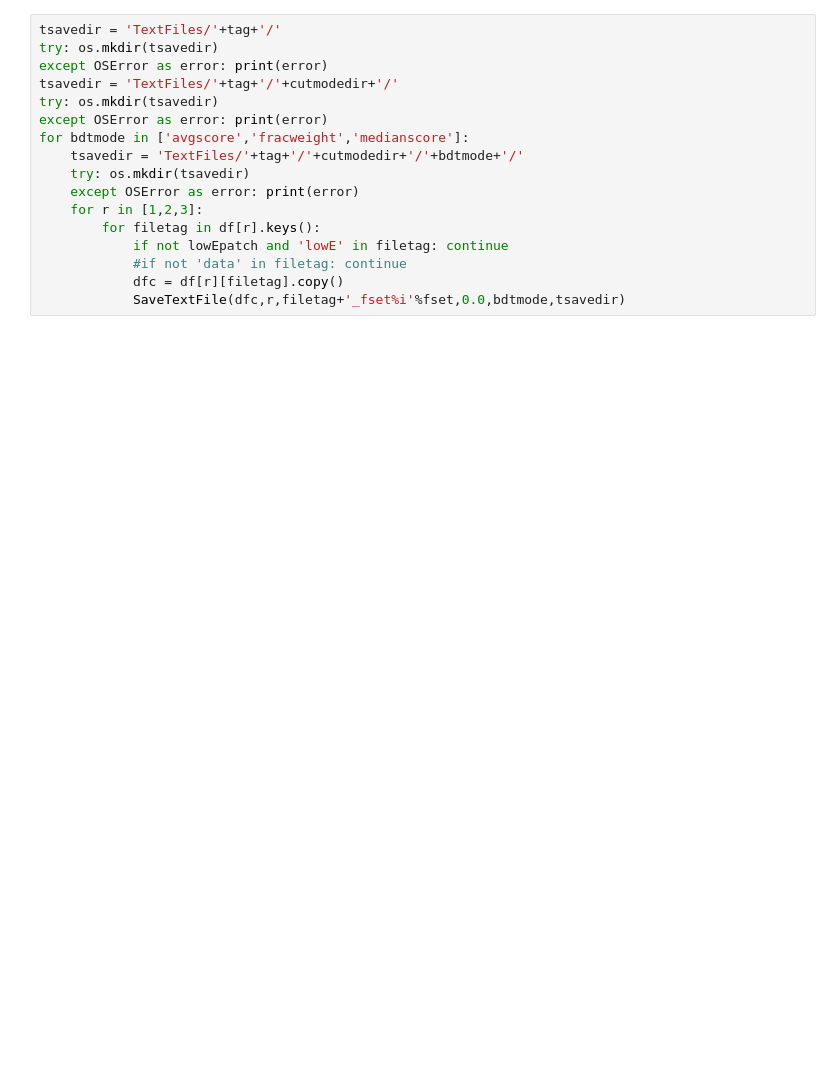
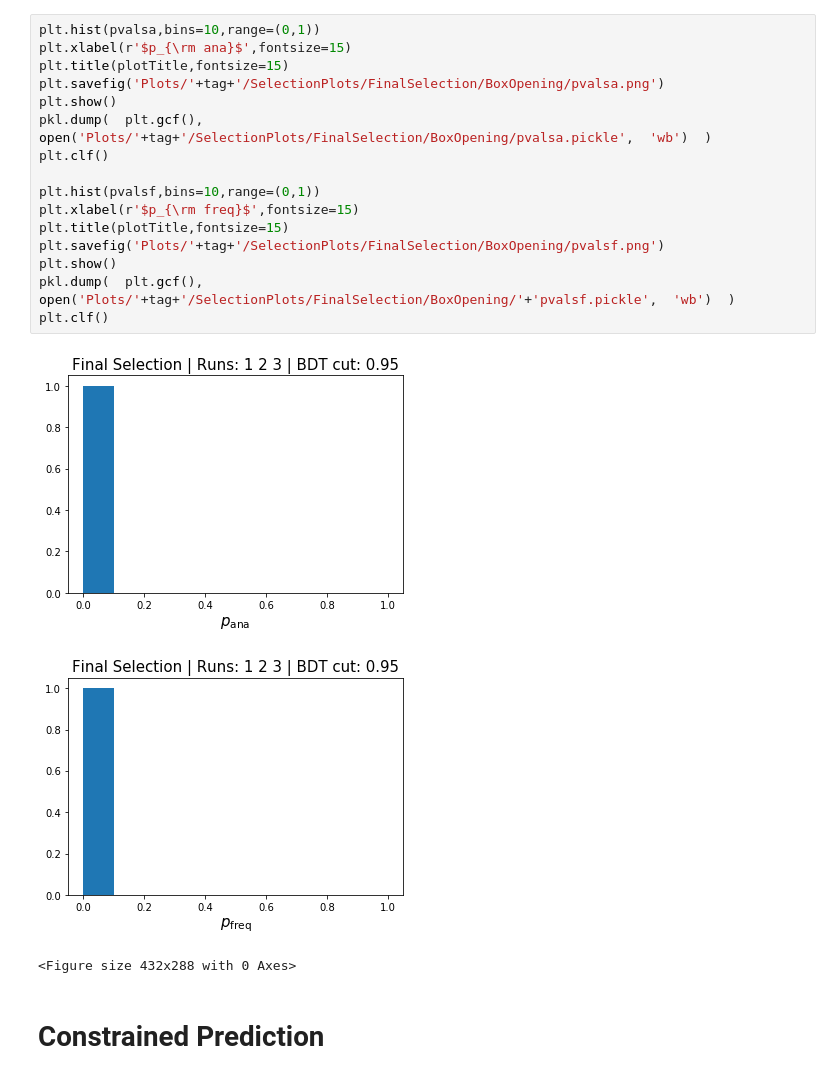
Before and after one commit to LArbys/1L1PSelection, a Jupyter notebook: 1e1pBDT/StackedPlotMakerSignalRegion.ipynb, the cells around one changed output. Cells and saved outputs as stored; diff of their text form; blank space fills up the shorter version.

Commit message:
Post-Box Opening

```diff
--- a/1e1pBDT/StackedPlotMakerSignalRegion.ipynb
+++ b/1e1pBDT/StackedPlotMakerSignalRegion.ipynb
@@ -1125,17 +928,22 @@ Data: [7. 3. 4. 5. 0. 0. 0. 0. 0. 0.]
-# %%
-tsavedir = 'TextFiles/'+tag+'/'
-try: os.mkdir(tsavedir)
-except OSError as error: print(error)
-tsavedir = 'TextFiles/'+tag+'/'+cutmodedir+'/'
-try: os.mkdir(tsavedir)
-except OSError as error: print(error)
-for bdtmode in ['avgscore','fracweight','medianscore']:
-    tsavedir = 'TextFiles/'+tag+'/'+cutmodedir+'/'+bdtmode+'/'
-    try: os.mkdir(tsavedir)
-    except OSError as error: print(error)
-    for r in [1,2,3]:
-        for filetag in df[r].keys():
-            if not lowEpatch and 'lowE' in filetag: continue
-            #if not 'data' in filetag: continue
-            dfc = df[r][filetag].copy()
-            SaveTextFile(dfc,r,filetag+'_fset%i'%fset,0.0,bdtmode,tsavedir)
+# %%
+plt.hist(pvalsa,bins=10,range=(0,1))
+plt.xlabel(r'$p_{\rm ana}$',fontsize=15)
+plt.title(plotTitle,fontsize=15)
+plt.savefig('Plots/'+tag+'/SelectionPlots/FinalSelection/BoxOpening/pvalsa.png')
+plt.show()
+pkl.dump(  plt.gcf(),  open('Plots/'+tag+'/SelectionPlots/FinalSelection/BoxOpening/pvalsa.pickle',  'wb')  )
+plt.clf()
+
+plt.hist(pvalsf,bins=10,range=(0,1))
+plt.xlabel(r'$p_{\rm freq}$',fontsize=15)
+plt.title(plotTitle,fontsize=15)
+plt.savefig('Plots/'+tag+'/SelectionPlots/FinalSelection/BoxOpening/pvalsf.png')
+plt.show()
+pkl.dump(  plt.gcf(),  open('Plots/'+tag+'/SelectionPlots/FinalSelection/BoxOpening/'+'pvalsf.pickle',  'wb')  )
+plt.clf()
+# %% [output]
+[figure, added]
+[figure, added]
+<Figure size 432x288 with 0 Axes>
+# %% [markdown]
+# Constrained Prediction
```
Also changed, not shown: parts of 16 cells of this notebook, 24 other files.
